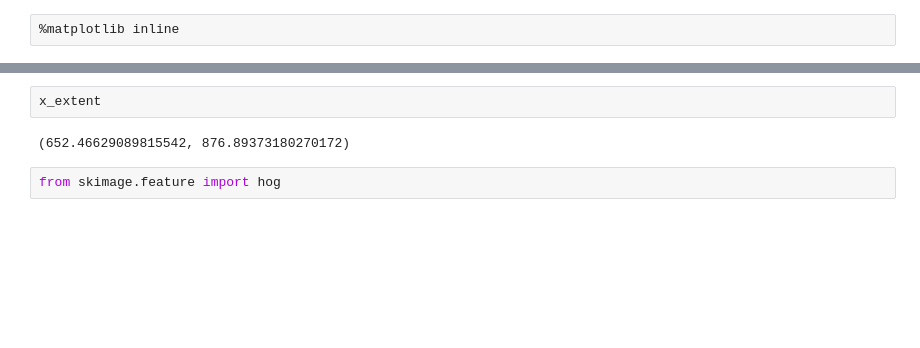
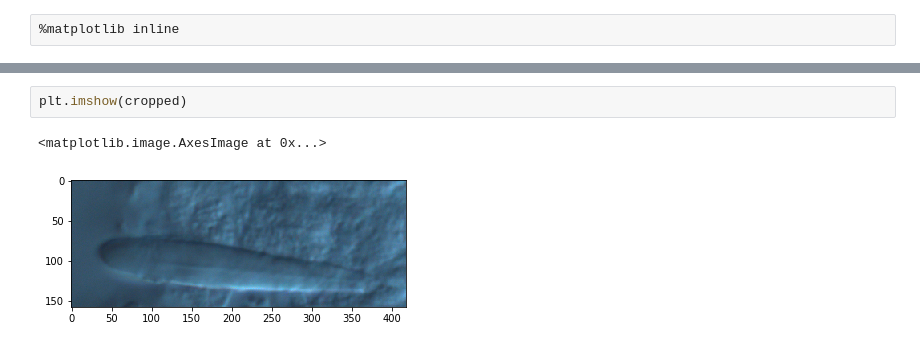
Before and after one commit to HackTheDeep/nematocyst-locator, a Jupyter notebook: CV.ipynb, the cells around one changed output, grey strips where cells are left out. Saved outputs shown, nothing was run; the diff lists cells and outputs as text; blank space fills up the shorter version.

Commit message:
somewhat decent image detection

```diff
--- a/CV.ipynb
+++ b/CV.ipynb
@@ -95,6 +190,5 @@ Anthopleura_MEX13@\image0041.tif
-# %%
-x_extent
-# %% [output]
-(652.46629089815542, 876.89373180270172)
-# %%
-from skimage.feature import hog
+# %%
+plt.imshow(cropped)
+# %% [output]
+<matplotlib.image.AxesImage at 0x...>
+[figure, added]
```
Also changed, not shown: parts of 18 cells of this notebook, 1 other file.
